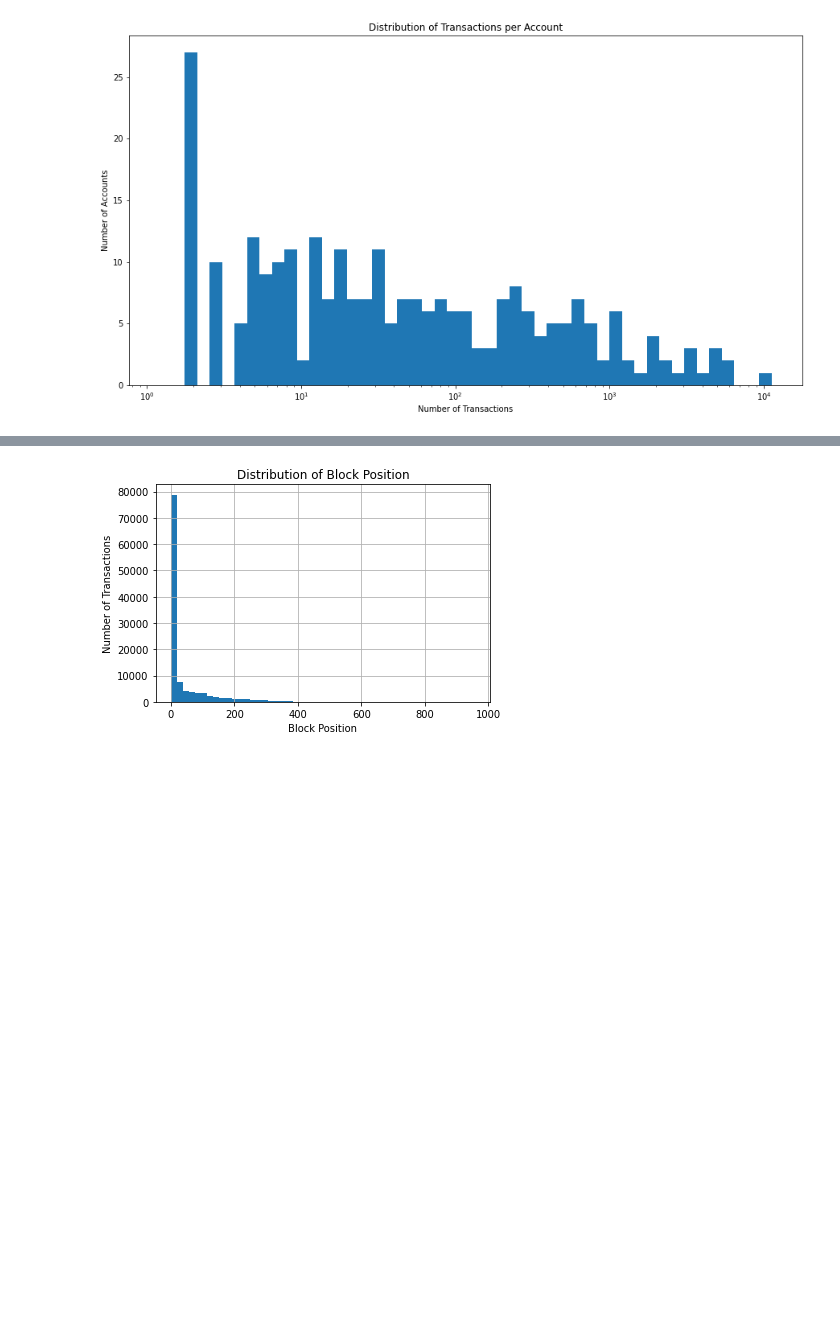
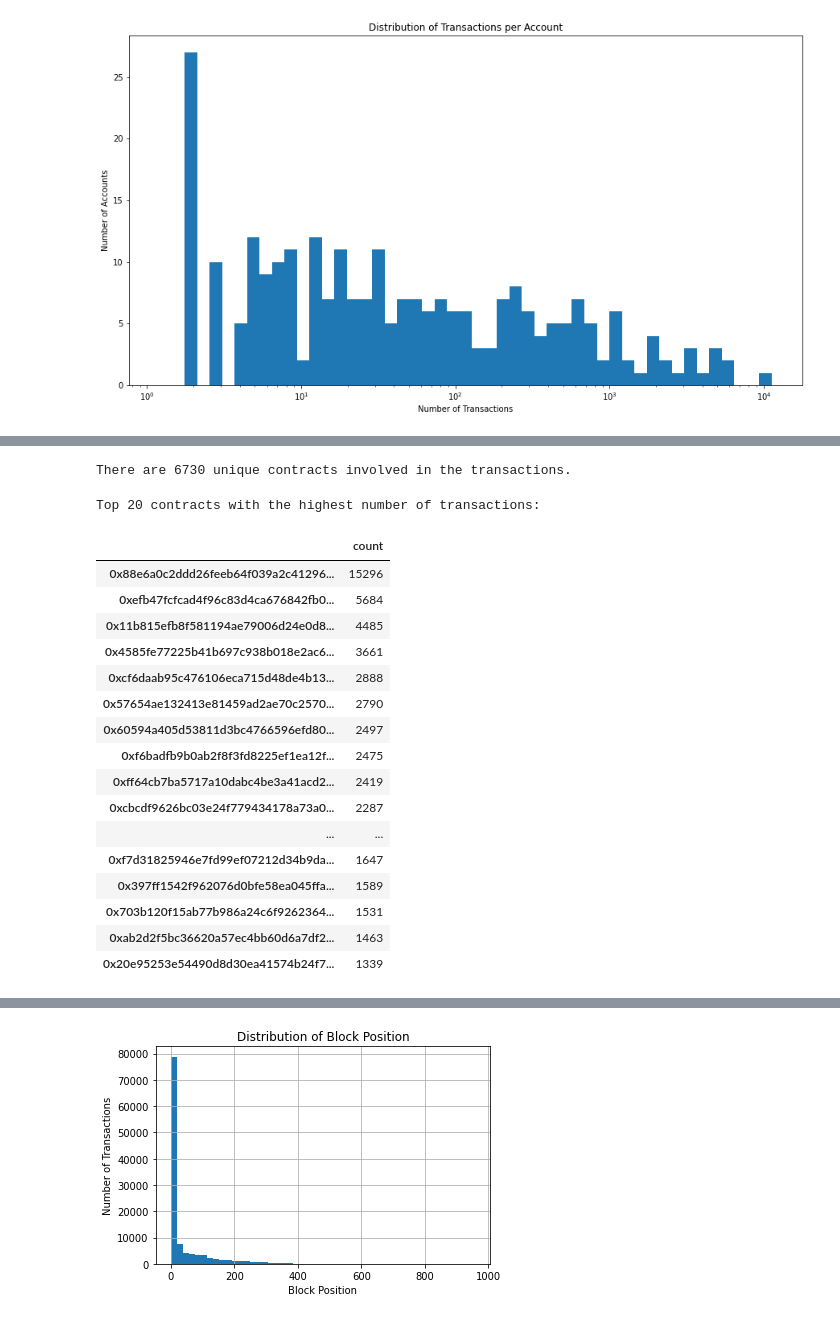
Before and after one commit to noushkia/mev-analysis, a Jupyter notebook: arbitrage_analysis.ipynb, the cells around one changed output, grey strips where cells are left out. Drawn from its saved outputs; the diff is of its cells as text; code cells hidden in the pictures; blank space fills up the shorter version.

```diff
--- a/arbitrage_analysis.ipynb
+++ b/arbitrage_analysis.ipynb
@@ -530,0 +501,28 @@ len(acc_freq_df.index.get_level_values(0).unique())
+# %%
+print(f"There are {len(contracts_df.index)} unique contracts involved in the transactions.")
+# %% [output]
+There are 6730 unique contracts involved in the transactions.
+# %%
+top_n_contracts = 20
+most_used_contracts = contracts_df.sort_values(by='count', ascending=False).head(top_n_contracts)
+print(f"Top {top_n_contracts} contracts with the highest number of transactions:")
+most_used_contracts
+# %% [output]
+Top 20 contracts with the highest number of transactions:
+|  | count |
+| 0x88e6a0c2ddd26feeb64f039a2c41296... | 15296 |
+| 0xefb47fcfcad4f96c83d4ca676842fb0... | 5684 |
+| 0x11b815efb8f581194ae79006d24e0d8... | 4485 |
+| 0x4585fe77225b41b697c938b018e2ac6... | 3661 |
+| 0xcf6daab95c476106eca715d48de4b13... | 2888 |
+| 0x57654ae132413e81459ad2ae70c2570... | 2790 |
+| 0x60594a405d53811d3bc4766596efd80... | 2497 |
+| 0xf6badfb9b0ab2f8f3fd8225ef1ea12f... | 2475 |
+| 0xff64cb7ba5717a10dabc4be3a41acd2... | 2419 |
+| 0xcbcdf9626bc03e24f779434178a73a0... | 2287 |
+| ... | ... |
+| 0xf7d31825946e7fd99ef07212d34b9da... | 1647 |
+| 0x397ff1542f962076d0bfe58ea045ffa... | 1589 |
+| 0x703b120f15ab77b986a24c6f9262364... | 1531 |
+| 0xab2d2f5bc36620a57ec4bb60d6a7df2... | 1463 |
+| 0x20e95253e54490d8d30ea41574b24f7... | 1339 |
```
Also changed, not shown: parts of 44 cells of this notebook, 2 other files.
